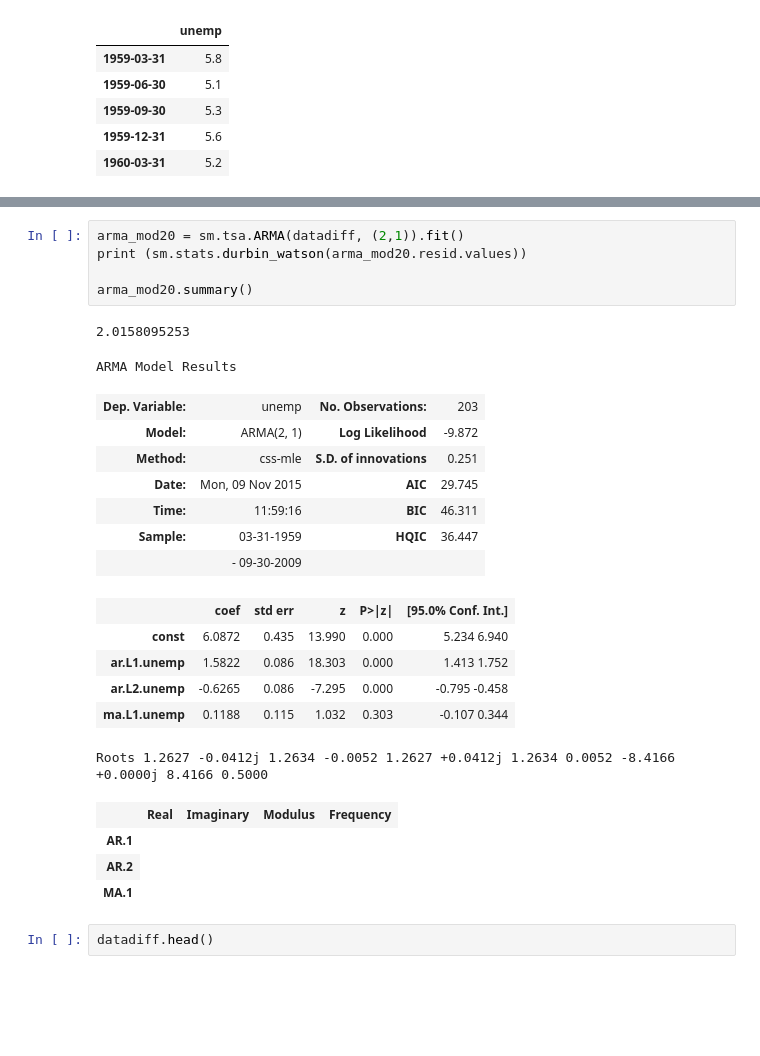
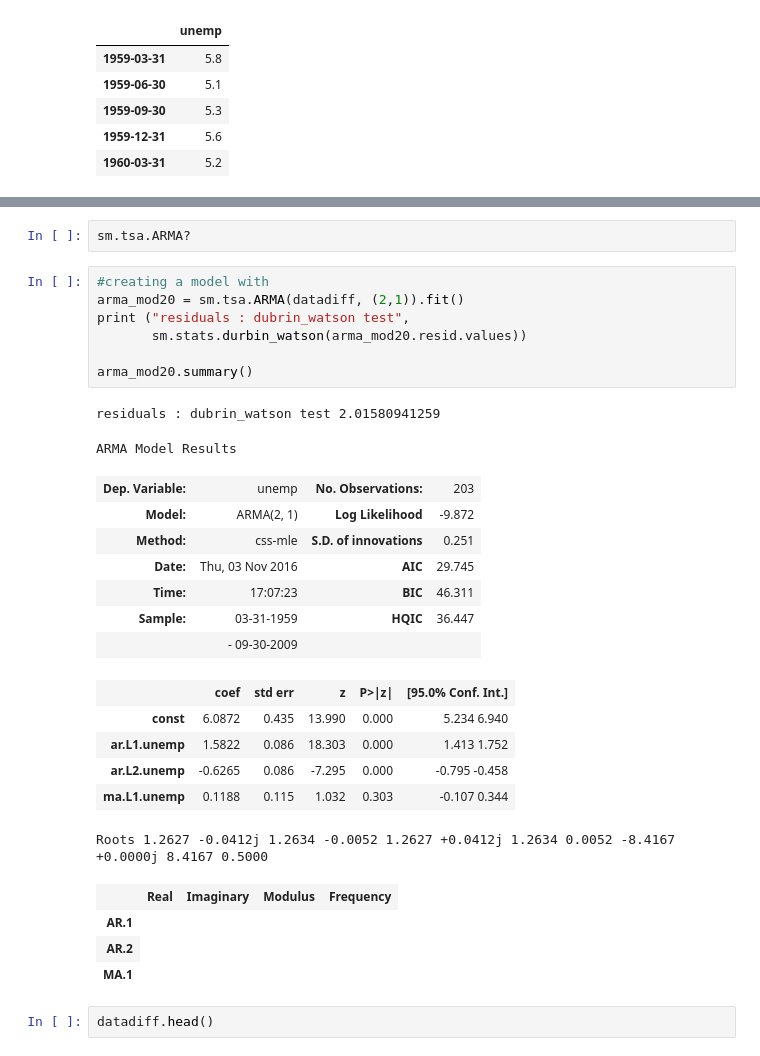
Before and after one commit to fedhere/UInotebooks, a Jupyter notebook: timeseries/ARMA_microdata.ipynb, the cells around one changed output, grey strips where cells are left out. Drawn from its saved outputs; the diff is of its cells as text; blank space fills up the shorter version.

```diff
--- a/timeseries/ARMA_microdata.ipynb
+++ b/timeseries/ARMA_microdata.ipynb
@@ -90,16 +101,20 @@ fig = sm.graphics.tsa.plot_pacf(datadiff, lags=40, ax=ax2)
+# %%
+sm.tsa.ARMA?
 # %%
+#creating a model with
 arma_mod20 = sm.tsa.ARMA(datadiff, (2,1)).fit()
-print (sm.stats.durbin_watson(arma_mod20.resid.values))
+print ("residuals : dubrin_watson test",
+       sm.stats.durbin_watson(arma_mod20.resid.values))
 
 arma_mod20.summary()
 # %% [output]
-2.0158095253
+residuals : dubrin_watson test 2.01580941259
 ARMA Model Results
 | Dep. Variable: | unemp | No. Observations: | 203 |
 | Model: | ARMA(2, 1) | Log Likelihood | -9.872 |
 | Method: | css-mle | S.D. of innovations | 0.251 |
-| Date: | Mon, 09 Nov 2015 | AIC | 29.745 |
-| Time: | 11:59:16 | BIC | 46.311 |
+| Date: | Thu, 03 Nov 2016 | AIC | 29.745 |
+| Time: | 17:07:23 | BIC | 46.311 |
 | Sample: | 03-31-1959 | HQIC | 36.447 |
 |  | - 09-30-2009 |  |  |
 |  | coef | std err | z | P>|z| | [95.0% Conf. Int.] |
@@ -107,7 +122,7 @@ ARMA Model Results
 | ar.L1.unemp | 1.5822 | 0.086 | 18.303 | 0.000 | 1.413 1.752 |
 | ar.L2.unemp | -0.6265 | 0.086 | -7.295 | 0.000 | -0.795 -0.458 |
 | ma.L1.unemp | 0.1188 | 0.115 | 1.032 | 0.303 | -0.107 0.344 |
-Roots 1.2627 -0.0412j 1.2634 -0.0052 1.2627 +0.0412j 1.2634 0.0052 -8.4166 +0.0000j 8.4166 0.5000
+Roots 1.2627 -0.0412j 1.2634 -0.0052 1.2627 +0.0412j 1.2634 0.0052 -8.4167 +0.0000j 8.4167 0.5000
 |  | Real | Imaginary | Modulus | Frequency |
 | AR.1 |
 | AR.2 |
```
Also changed, not shown: parts of 14 cells of this notebook, 1 other file.
